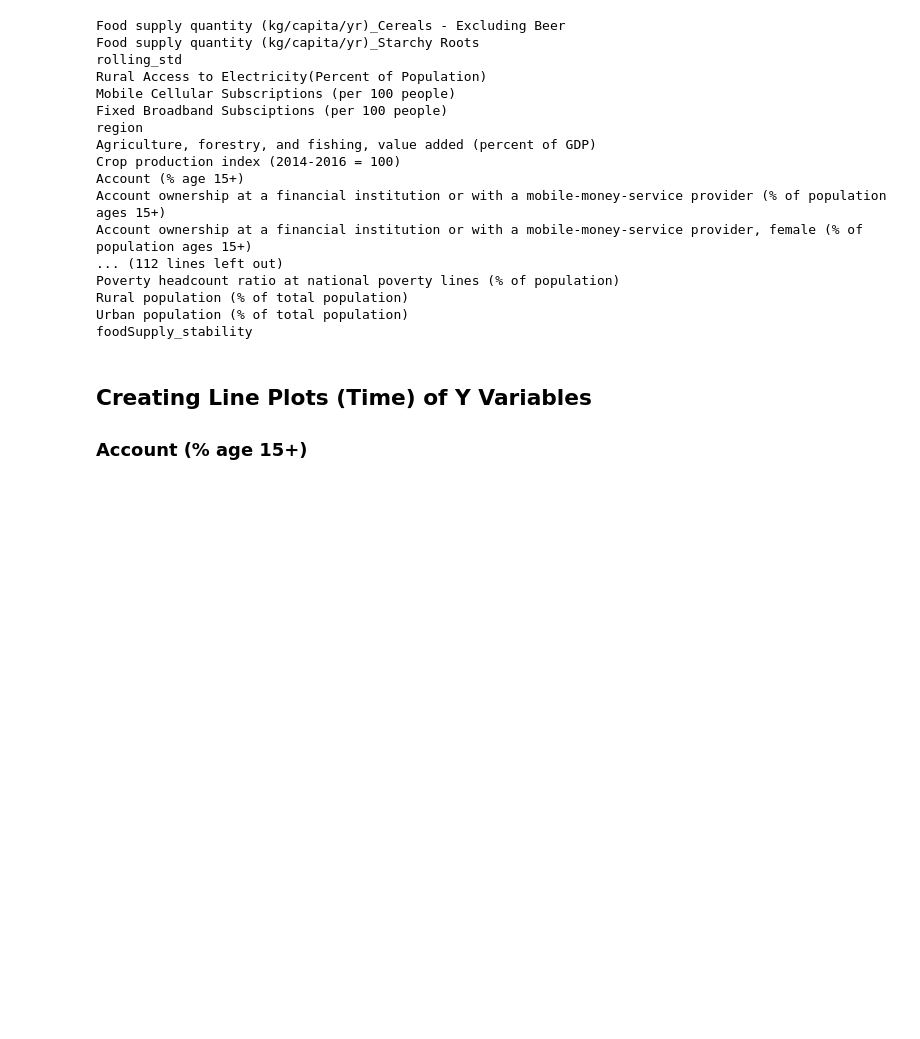
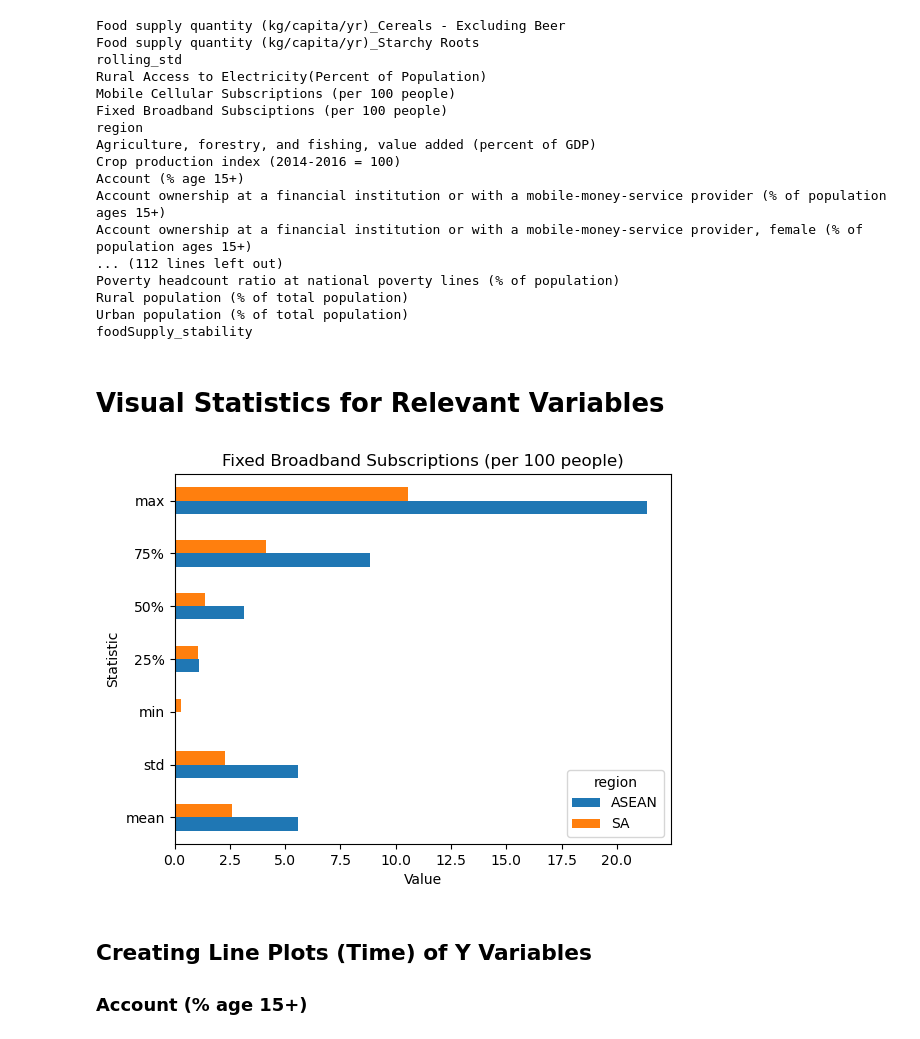
Before and after one commit to muji-mushi/graspp_2025s_fintech, a Jupyter notebook: src/Milestone3Viz.ipynb, the cells around one changed output. Cells and saved outputs as stored; diff of their text form; code cells hidden in the pictures; blank space fills up the shorter version.

Commit message:
Edits to Visualizations

```diff
--- a/src/Milestone3Viz.ipynb
+++ b/src/Milestone3Viz.ipynb
@@ -56,6 +56,12 @@ Poverty headcount ratio at national poverty lines (% of population)
 Rural population (% of total population)
 Urban population (% of total population)
 foodSupply_stability
+# %% [markdown]
+# Visual Statistics for Relevant Variables
+# %%
+viz.group_plot(df,'region','Fixed Broadband Subsciptions (per 100 people)','Fixed Broadband Subscriptions (per 100 people)')
+# %% [output]
+[figure, added]
 # %% [markdown]
 ## Creating Line Plots (Time) of Y Variables
 ### Account (% age 15+)
```
Also changed, not shown: 1 other file.
